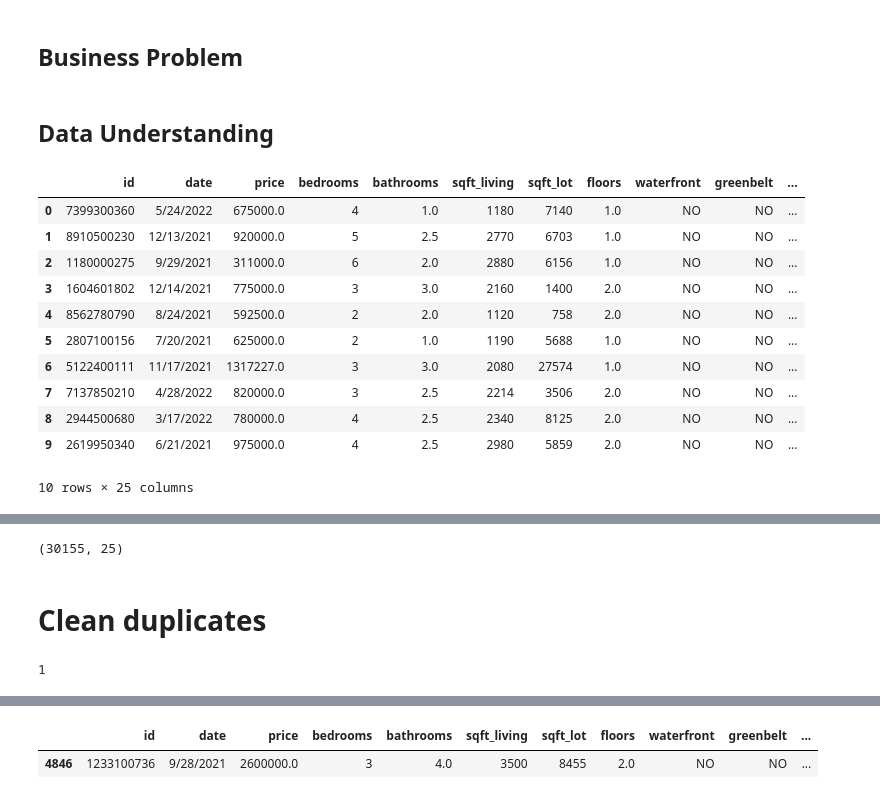
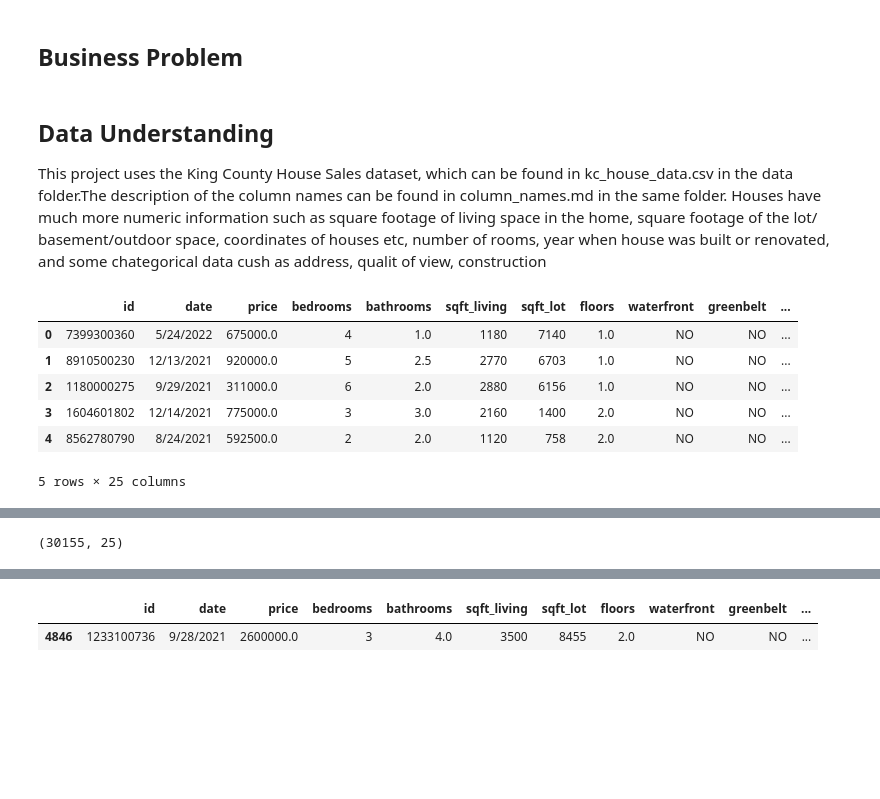
Before and after one commit to drykvf/Housing-Project, a Jupyter notebook: HAK notebook.ipynb, the cells around one changed output, grey strips where cells are left out. Cells and saved outputs as stored; diff of their text form; code cells hidden in the pictures; blank space fills up the shorter version.

```diff
--- a/HAK notebook.ipynb
+++ b/HAK notebook.ipynb
@@ -13,8 +13,10 @@ Blog post URL:
 # Overview
 # %% [markdown]
 ## Business Problem
-# %% [markdown]
-## Data Understanding
+# %% [markdown]
+## Data Understanding
+
+This project uses the King County House Sales dataset, which can be found in kc_house_data.csv in the data folder.The description of the column names can be found in column_names.md in the same folder. Houses have much more numeric information such as square footage of living space in the home, square footage of the lot/ basement/outdoor space, coordinates of houses etc, number of rooms, year when house was built or renovated, and some chategorical data cush as address, qualit of view, construction
 # %%
 import pandas as pd
 import numpy as np
@@ -31,20 +33,15 @@ import statsmodels.api as sm
 %matplotlib inline
 # %%
 df = pd.read_csv('data/kc_house_data.csv')
-df.head(10)
+df.head()
 # %% [output]
 |  | id | date | price | bedrooms | bathrooms | sqft_living | sqft_lot | floors | waterfront | greenbelt | ... |
 | 0 | 7399300360 | 5/24/2022 | 675000.0 | 4 | 1.0 | 1180 | 7140 | 1.0 | NO | NO | ... |
 | 1 | 8910500230 | 12/13/2021 | 920000.0 | 5 | 2.5 | 2770 | 6703 | 1.0 | NO | NO | ... |
 | 2 | 1180000275 | 9/29/2021 | 311000.0 | 6 | 2.0 | 2880 | 6156 | 1.0 | NO | NO | ... |
 | 3 | 1604601802 | 12/14/2021 | 775000.0 | 3 | 3.0 | 2160 | 1400 | 2.0 | NO | NO | ... |
 | 4 | 8562780790 | 8/24/2021 | 592500.0 | 2 | 2.0 | 1120 | 758 | 2.0 | NO | NO | ... |
-| 5 | 2807100156 | 7/20/2021 | 625000.0 | 2 | 1.0 | 1190 | 5688 | 1.0 | NO | NO | ... |
-| 6 | 5122400111 | 11/17/2021 | 1317227.0 | 3 | 3.0 | 2080 | 27574 | 1.0 | NO | NO | ... |
-| 7 | 7137850210 | 4/28/2022 | 820000.0 | 3 | 2.5 | 2214 | 3506 | 2.0 | NO | NO | ... |
-| 8 | 2944500680 | 3/17/2022 | 780000.0 | 4 | 2.5 | 2340 | 8125 | 2.0 | NO | NO | ... |
-| 9 | 2619950340 | 6/21/2021 | 975000.0 | 4 | 2.5 | 2980 | 5859 | 2.0 | NO | NO | ... |
-10 rows × 25 columns
+5 rows × 25 columns
 # %%
 df.info()
 # %% [output]
@@ -81,9 +78,3 @@ df.describe()
 df.shape
 # %% [output]
 (30155, 25)
-# %% [markdown]
-# Clean duplicates
-# %%
-df.duplicated().sum()
-# %% [output]
-1
```
Also changed, not shown: parts of 104 cells of this notebook.
